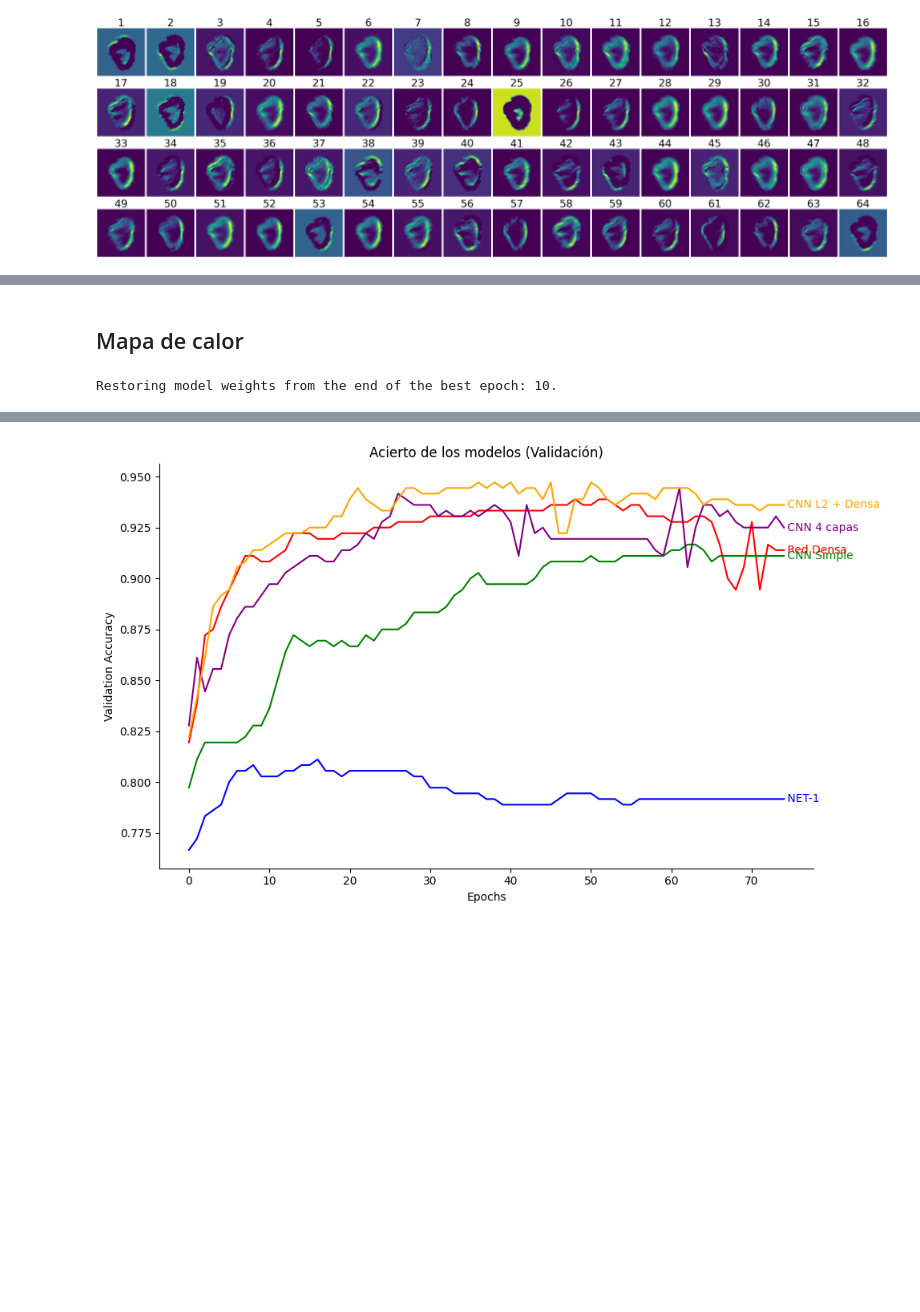
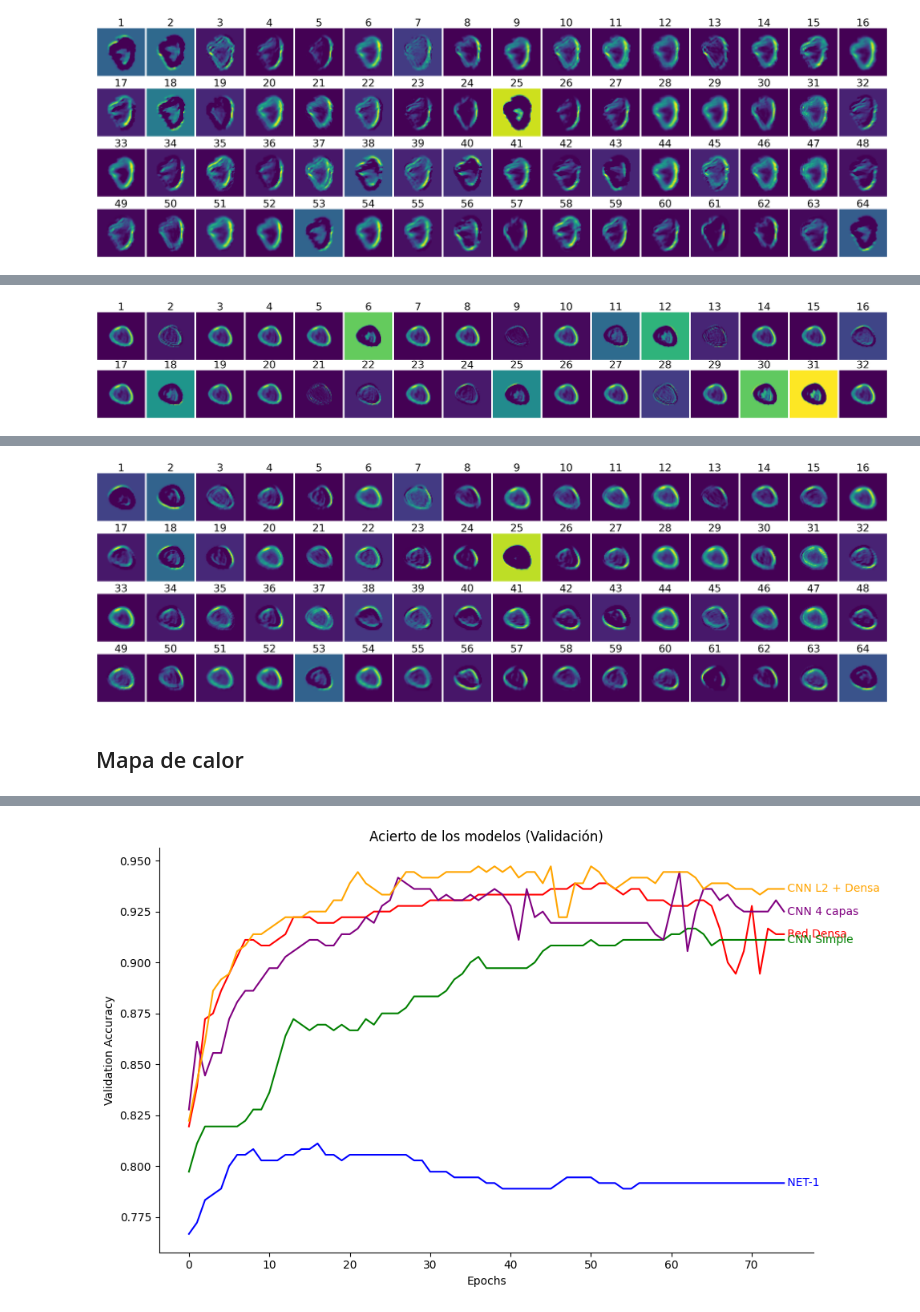
Before and after one commit to davidgc14/Mineria-Datos-UNED, a Jupyter notebook: Practica-3/laboratorio.ipynb, the cells around one changed output, grey strips where cells are left out. Saved outputs shown, nothing was run; the diff lists cells and outputs as text; code cells hidden in the pictures; blank space fills up the shorter version.

```diff
--- a/Practica-3/laboratorio.ipynb
+++ b/Practica-3/laboratorio.ipynb
@@ -1227,0 +1226,26 @@ for layer_index in conv_layer_indices:
+# %%
+for layer_index in conv_layer_indices:
+
+    feature_map_model = tf.keras.Model(
+        inputs=model.inputs,
+        outputs=model.layers[layer_index].output
+    )
+
+    feature_maps = feature_map_model.predict(input_image)
+
+    n_maps = feature_maps.shape[3]
+    grid_cols = 16
+    grid_rows = int(np.ceil(n_maps / grid_cols))
+
+    # grafica
+    plt.figure(figsize=(4*grid_cols, 5*grid_rows))
+
+    for i in range(n_maps):
+        plt.subplot(grid_rows, grid_cols, i+1)
+        plt.imshow(feature_maps[0, :, :, i]) #, cmap='gray')
+        plt.title(f'{i+1}', fontsize=60)
+        plt.axis('off')
+
+    plt.tight_layout()
+    plt.show()
+# %% [output]
@@ -1227,0 +1253 @@ for layer_index in conv_layer_indices:
+[figure, added]
@@ -1228,22 +1255,6 @@ for layer_index in conv_layer_indices:
+[figure, added]
 # %% [markdown]
 ## Mapa de calor
-# %%
-model = Sequential([
-    Input(shape=(100, 100, 1)),
-
-    Conv2D(32, (3,3), activation='relu'),
-    MaxPooling2D((2,2)),
-
-    Conv2D(64, (3,3), activation='relu'),
-    MaxPooling2D((2,2)),
-
-    Flatten(),
-    Dense(1, activation='sigmoid')
-])
-
-model, history = training(model, epochs=10)
-# %% [output]
-Restoring model weights from the end of the best epoch: 10.
 # %%
 def make_gradcam_heatmap(img_array, modelo, pred_index=None):
     # ultima capa convolucional
```
Also changed, not shown: parts of 21 cells of this notebook.
